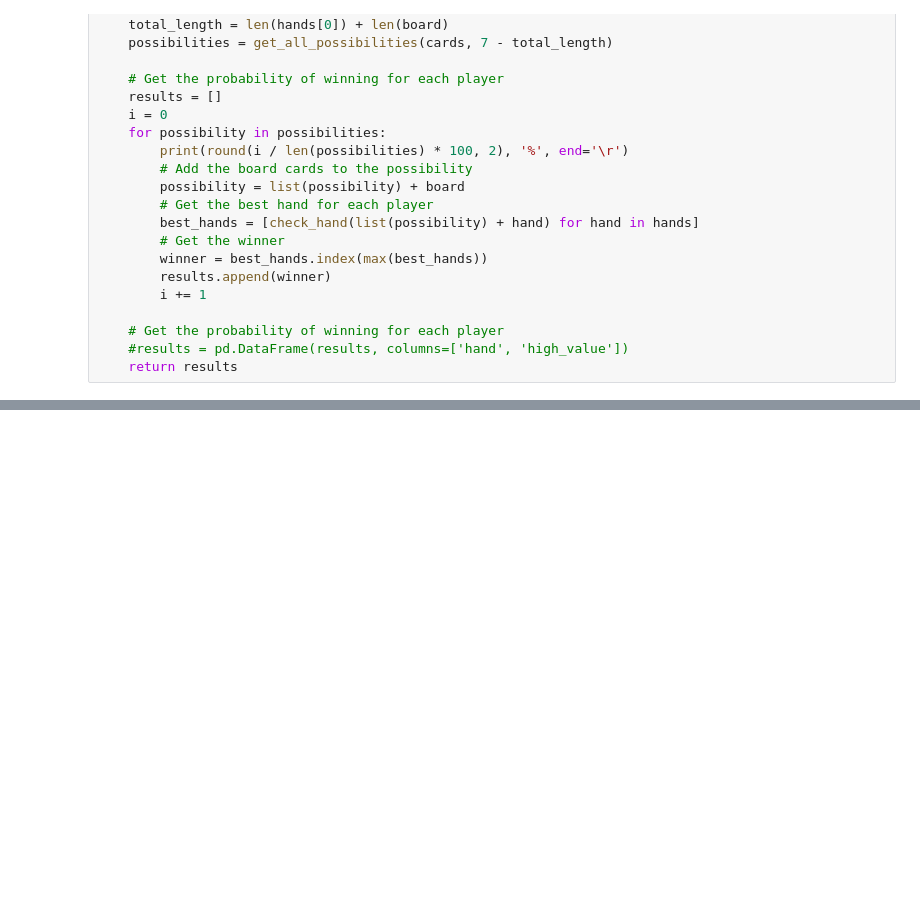
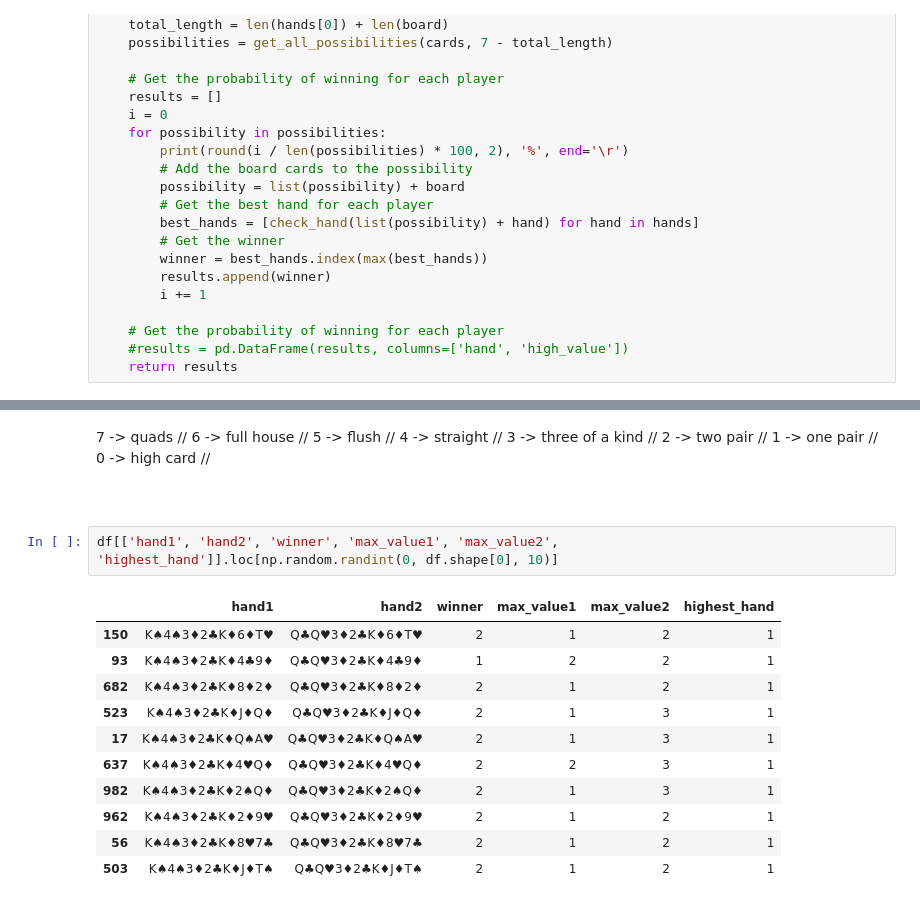
Before and after one commit to BortPablo/poker, a Jupyter notebook: notebooks/poker.ipynb, the cells around one changed output, grey strips where cells are left out. Drawn from its saved outputs; the diff is of its cells as text; blank space fills up the shorter version.

````diff
--- a/notebooks/poker.ipynb
+++ b/notebooks/poker.ipynb
@@ -330,0 +538,24 @@ Hand 2:  K♣8♣ Win probabilities:  69.3
+# %% [markdown]
+7 -> quads //
+6 -> full house //
+5 -> flush //
+4 -> straight //
+3 -> three of a kind //
+2 -> two pair //
+1 -> one pair //
+0 -> high card //
+```
+# %%
+df[['hand1', 'hand2', 'winner', 'max_value1', 'max_value2', 'highest_hand']].loc[np.random.randint(0, df.shape[0], 10)]
+# %% [output]
+|  | hand1 | hand2 | winner | max_value1 | max_value2 | highest_hand |
+| 150 | K♠4♠3♦2♣K♦6♦T♥ | Q♣Q♥3♦2♣K♦6♦T♥ | 2 | 1 | 2 | 1 |
+| 93 | K♠4♠3♦2♣K♦4♣9♦ | Q♣Q♥3♦2♣K♦4♣9♦ | 1 | 2 | 2 | 1 |
+| 682 | K♠4♠3♦2♣K♦8♦2♦ | Q♣Q♥3♦2♣K♦8♦2♦ | 2 | 1 | 2 | 1 |
+| 523 | K♠4♠3♦2♣K♦J♦Q♦ | Q♣Q♥3♦2♣K♦J♦Q♦ | 2 | 1 | 3 | 1 |
+| 17 | K♠4♠3♦2♣K♦Q♠A♥ | Q♣Q♥3♦2♣K♦Q♠A♥ | 2 | 1 | 3 | 1 |
+| 637 | K♠4♠3♦2♣K♦4♥Q♦ | Q♣Q♥3♦2♣K♦4♥Q♦ | 2 | 2 | 3 | 1 |
+| 982 | K♠4♠3♦2♣K♦2♠Q♦ | Q♣Q♥3♦2♣K♦2♠Q♦ | 2 | 1 | 3 | 1 |
+| 962 | K♠4♠3♦2♣K♦2♦9♥ | Q♣Q♥3♦2♣K♦2♦9♥ | 2 | 1 | 2 | 1 |
+| 56 | K♠4♠3♦2♣K♦8♥7♣ | Q♣Q♥3♦2♣K♦8♥7♣ | 2 | 1 | 2 | 1 |
+| 503 | K♠4♠3♦2♣K♦J♦T♠ | Q♣Q♥3♦2♣K♦J♦T♠ | 2 | 1 | 2 | 1 |
````
Also changed, not shown: parts of 11 cells of this notebook.
